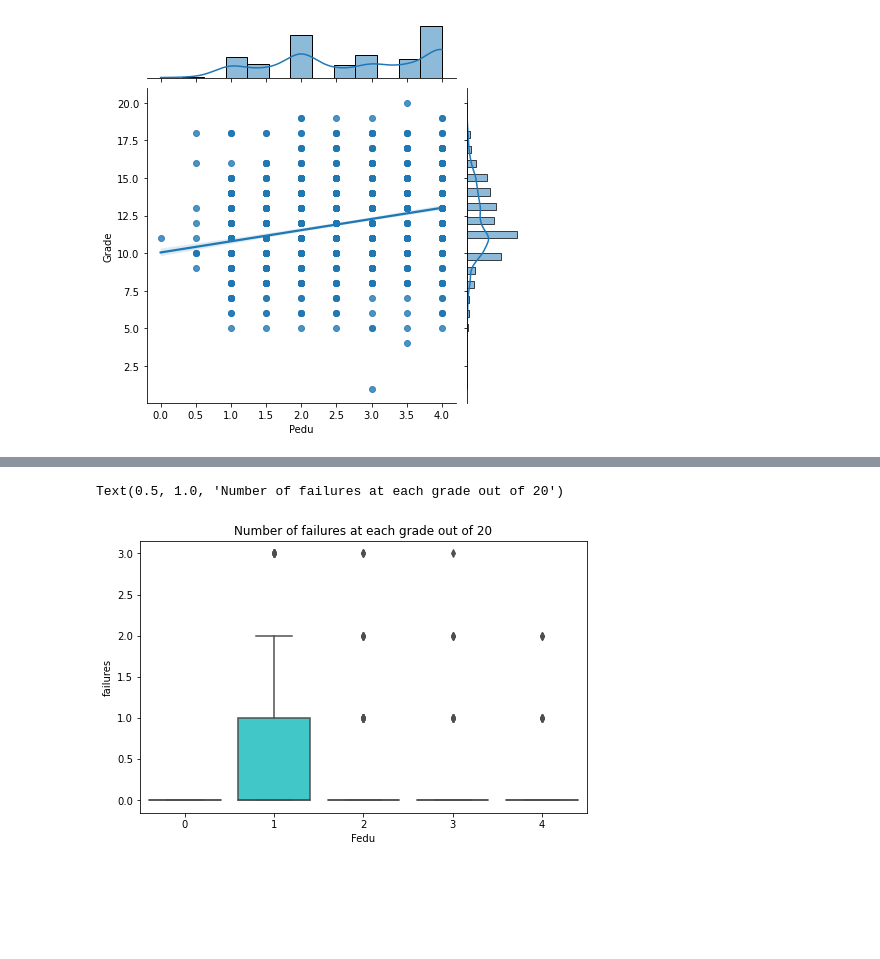
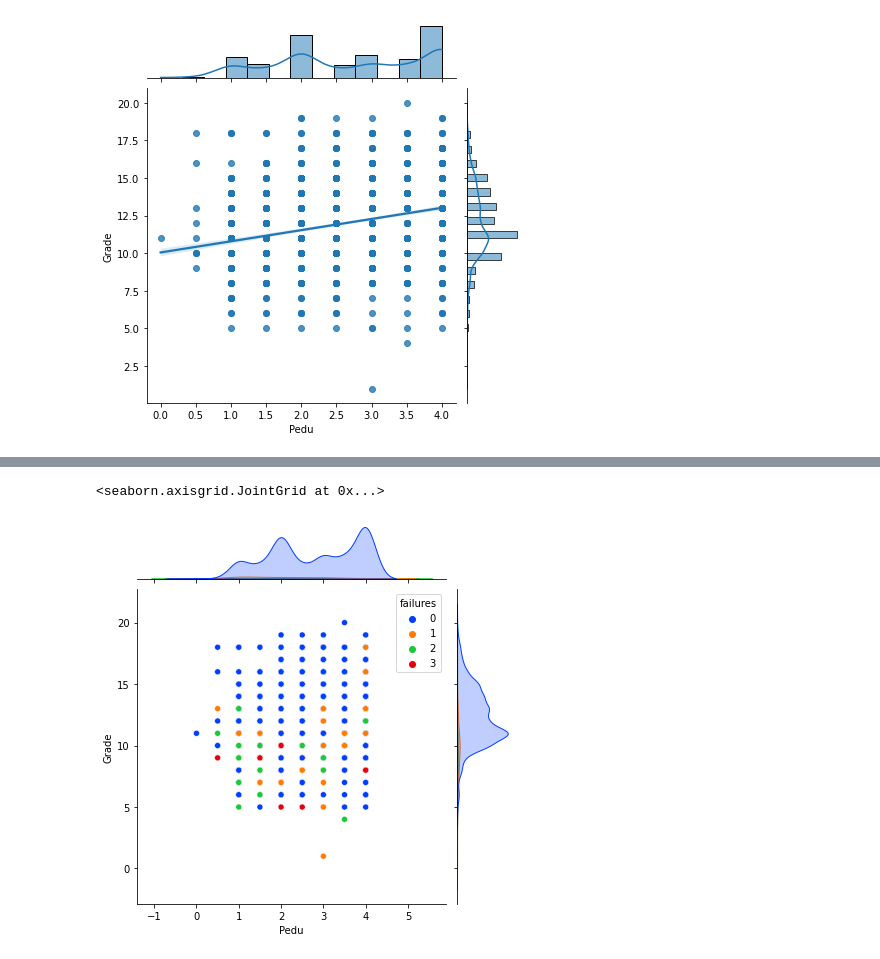
Before and after one commit to ubco-W2022T1-cosc301/project-group33, a Jupyter notebook: notebooks/analysis2.ipynb, the cells around one changed output, grey strips where cells are left out. Cells and saved outputs as stored; diff of their text form; code cells hidden in the pictures; blank space fills up the shorter version.

```diff
--- a/notebooks/analysis2.ipynb
+++ b/notebooks/analysis2.ipynb
@@ -215,7 +202,5 @@ Text(27.0, 0.5, 'Grade')
-# %%
-plt.figure(figsize=(8,5))
-sns.boxplot(x='Fedu',y='failures',data=df1, palette='rainbow')
-plt.title("Number of failures at each grade out of 20")
-# %% [output]
-Text(0.5, 1.0, 'Number of failures at each grade out of 20')
-[figure, removed]
+# %%
+sns.jointplot(data=df, x="Pedu", y="Grade", hue="failures", palette = 'bright')
+# %% [output]
+<seaborn.axisgrid.JointGrid at 0x...>
+[figure, added]
```
Also changed, not shown: parts of 19 cells of this notebook, 3 other files.
